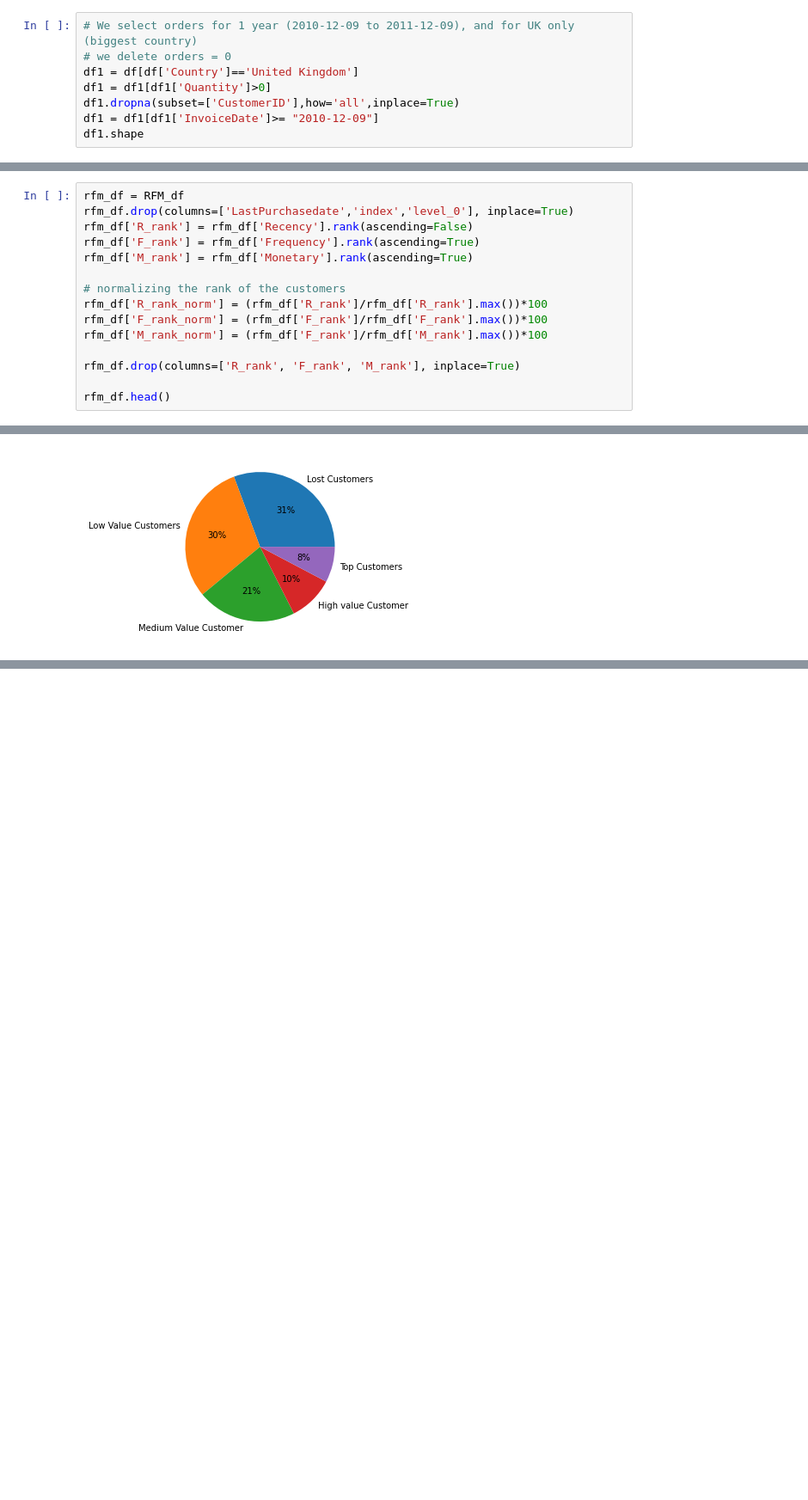
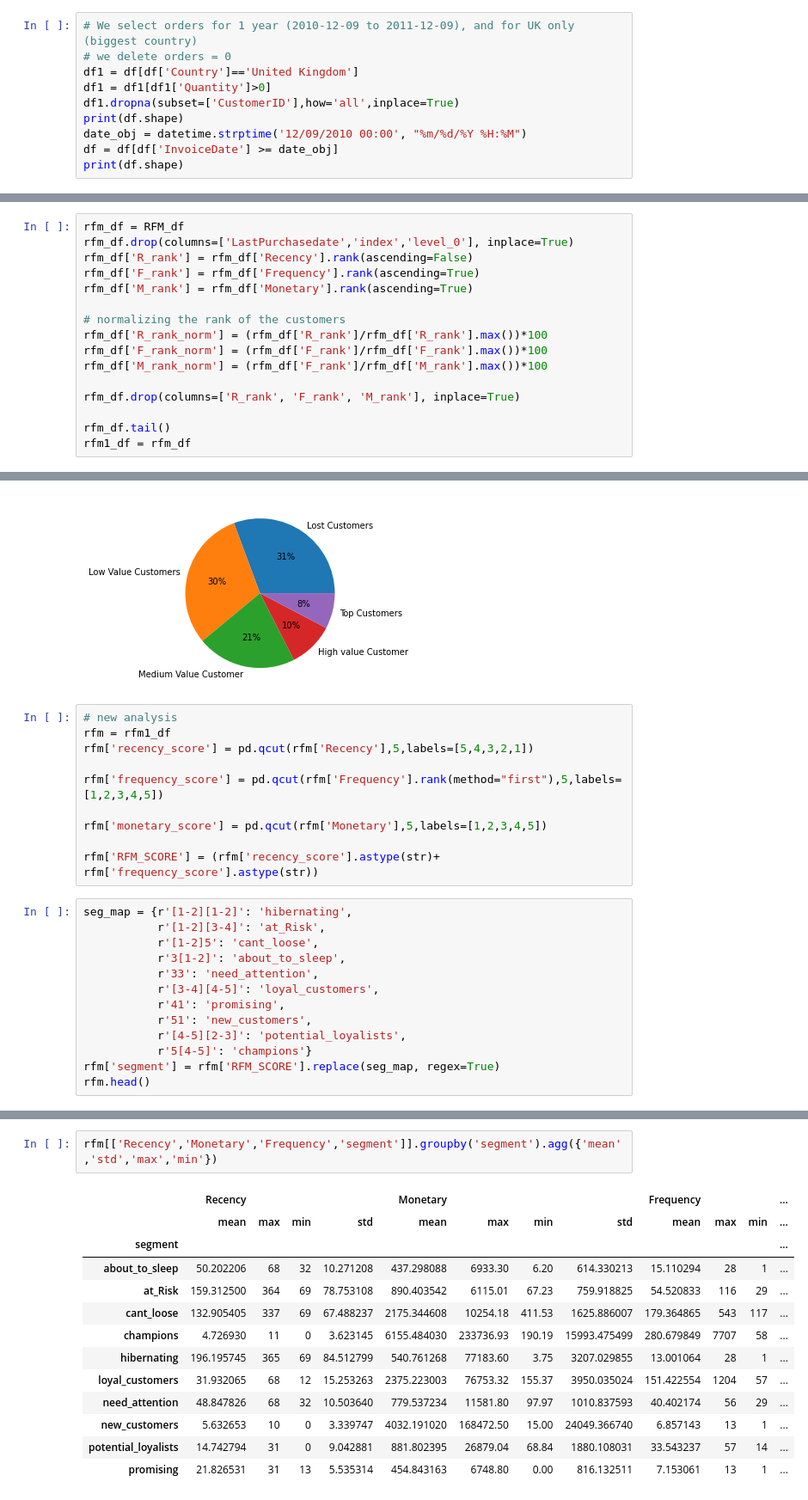
Before and after one commit to castorgit/Analytics_for_Retail, a Jupyter notebook: Lecture_7/01_RFM_analysis.ipynb, the cells around one changed output, grey strips where cells are left out. Shown at 86% size. Drawn from its saved outputs; the diff is of its cells as text; blank space fills up the shorter version.

```diff
--- a/Lecture_7/01_RFM_analysis.ipynb
+++ b/Lecture_7/01_RFM_analysis.ipynb
@@ -73,6 +90,8 @@ the dataset has orders range:  2010-12-01 to 2011-12-09
 df1 = df[df['Country']=='United Kingdom']
 df1 = df1[df1['Quantity']>0]
 df1.dropna(subset=['CustomerID'],how='all',inplace=True)
-df1 = df1[df1['InvoiceDate']>= "2010-12-09"]
-df1.shape
+print(df.shape)
+date_obj = datetime.strptime('12/09/2010 00:00', "%m/%d/%Y %H:%M")
+df = df[df['InvoiceDate'] >= date_obj]
+print(df.shape)
 # %% [output]
@@ -206,4 +226,5 @@ rfm_df['M_rank_norm'] = (rfm_df['F_rank']/rfm_df['M_rank'].max())*100
 
 rfm_df.drop(columns=['R_rank', 'F_rank', 'M_rank'], inplace=True)
 
-rfm_df.head()
+rfm_df.tail()
+rfm1_df = rfm_df
@@ -266,3 +280,26 @@ plt.pie(rfm_df.Customer_segment.value_counts(),
 plt.show()
 # %% [output]
 [figure]
+# %%
+# new analysis
+rfm = rfm1_df
+rfm['recency_score'] = pd.qcut(rfm['Recency'],5,labels=[5,4,3,2,1])
+
+rfm['frequency_score'] = pd.qcut(rfm['Frequency'].rank(method="first"),5,labels=[1,2,3,4,5])
+
+rfm['monetary_score'] = pd.qcut(rfm['Monetary'],5,labels=[1,2,3,4,5])
+
+rfm['RFM_SCORE'] = (rfm['recency_score'].astype(str)+ rfm['frequency_score'].astype(str))
+# %%
+seg_map = {r'[1-2][1-2]': 'hibernating',
+           r'[1-2][3-4]': 'at_Risk',
+           r'[1-2]5': 'cant_loose',
+           r'3[1-2]': 'about_to_sleep',
+           r'33': 'need_attention',
+           r'[3-4][4-5]': 'loyal_customers',
+           r'41': 'promising',
+           r'51': 'new_customers',
+           r'[4-5][2-3]': 'potential_loyalists',
+           r'5[4-5]': 'champions'}
+rfm['segment'] = rfm['RFM_SCORE'].replace(seg_map, regex=True)
+rfm.head()
@@ -268,0 +315,16 @@ plt.show()
+# %%
+rfm[['Recency','Monetary','Frequency','segment']].groupby('segment').agg({'mean','std','max','min'})
+# %% [output]
+|  | Recency |  |  |  | Monetary |  |  |  | Frequency |  |  | ... |
+|  | mean | max | min | std | mean | max | min | std | mean | max | min | ... |
+| segment |  |  |  |  |  |  |  |  |  |  |  | ... |
+| about_to_sleep | 50.202206 | 68 | 32 | 10.271208 | 437.298088 | 6933.30 | 6.20 | 614.330213 | 15.110294 | 28 | 1 | ... |
+| at_Risk | 159.312500 | 364 | 69 | 78.753108 | 890.403542 | 6115.01 | 67.23 | 759.918825 | 54.520833 | 116 | 29 | ... |
+| cant_loose | 132.905405 | 337 | 69 | 67.488237 | 2175.344608 | 10254.18 | 411.53 | 1625.886007 | 179.364865 | 543 | 117 | ... |
+| champions | 4.726930 | 11 | 0 | 3.623145 | 6155.484030 | 233736.93 | 190.19 | 15993.475499 | 280.679849 | 7707 | 58 | ... |
+| hibernating | 196.195745 | 365 | 69 | 84.512799 | 540.761268 | 77183.60 | 3.75 | 3207.029855 | 13.001064 | 28 | 1 | ... |
+| loyal_customers | 31.932065 | 68 | 12 | 15.253263 | 2375.223003 | 76753.32 | 155.37 | 3950.035024 | 151.422554 | 1204 | 57 | ... |
+| need_attention | 48.847826 | 68 | 32 | 10.503640 | 779.537234 | 11581.80 | 97.97 | 1010.837593 | 40.402174 | 56 | 29 | ... |
+| new_customers | 5.632653 | 10 | 0 | 3.339747 | 4032.191020 | 168472.50 | 15.00 | 24049.366740 | 6.857143 | 13 | 1 | ... |
+| potential_loyalists | 14.742794 | 31 | 0 | 9.042881 | 881.802395 | 26879.04 | 68.84 | 1880.108031 | 33.543237 | 57 | 14 | ... |
+| promising | 21.826531 | 31 | 13 | 5.535314 | 454.843163 | 6748.80 | 0.00 | 816.132511 | 7.153061 | 13 | 1 | ... |
```
Also changed, not shown: parts of 10 cells of this notebook, 2 other files.
